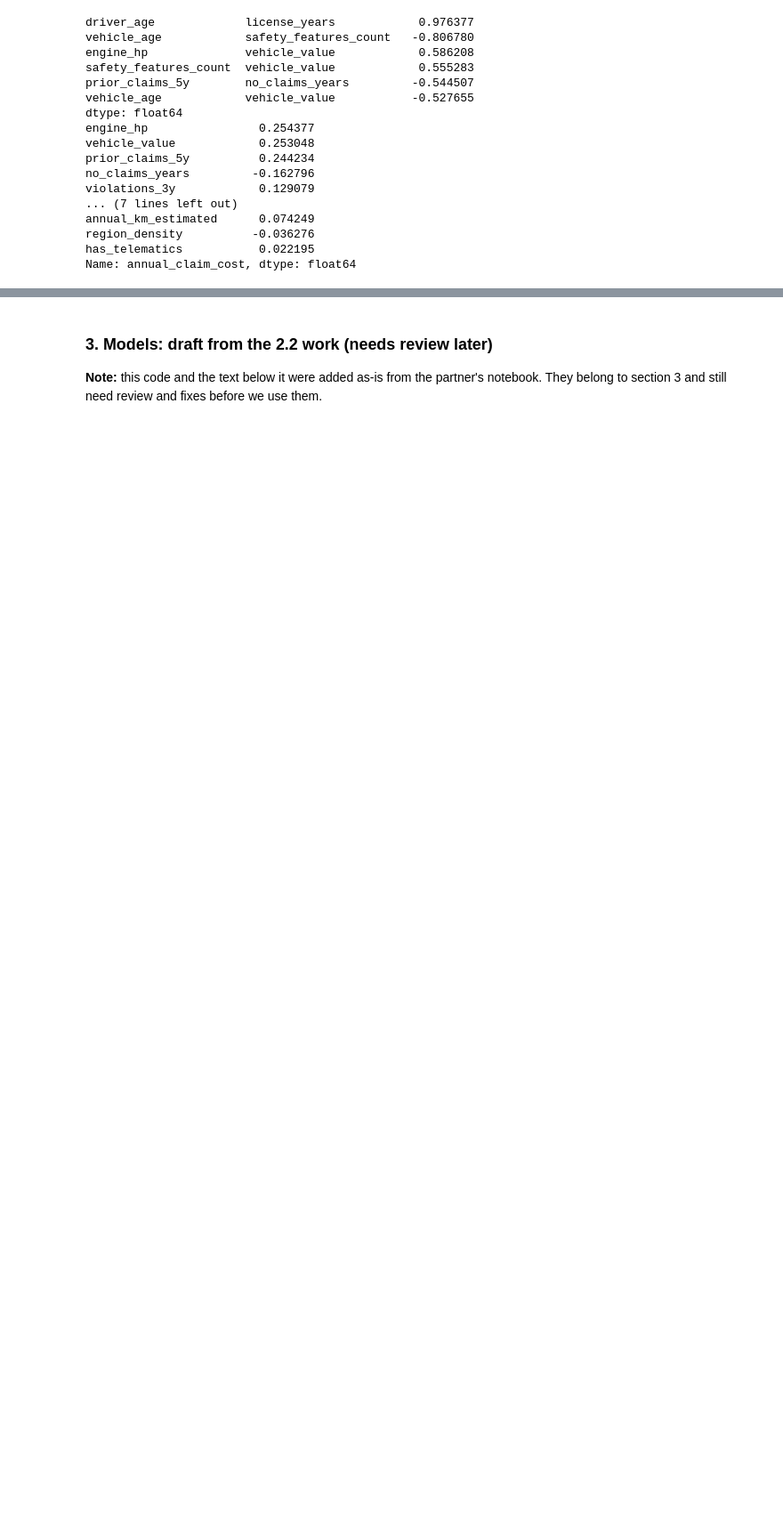
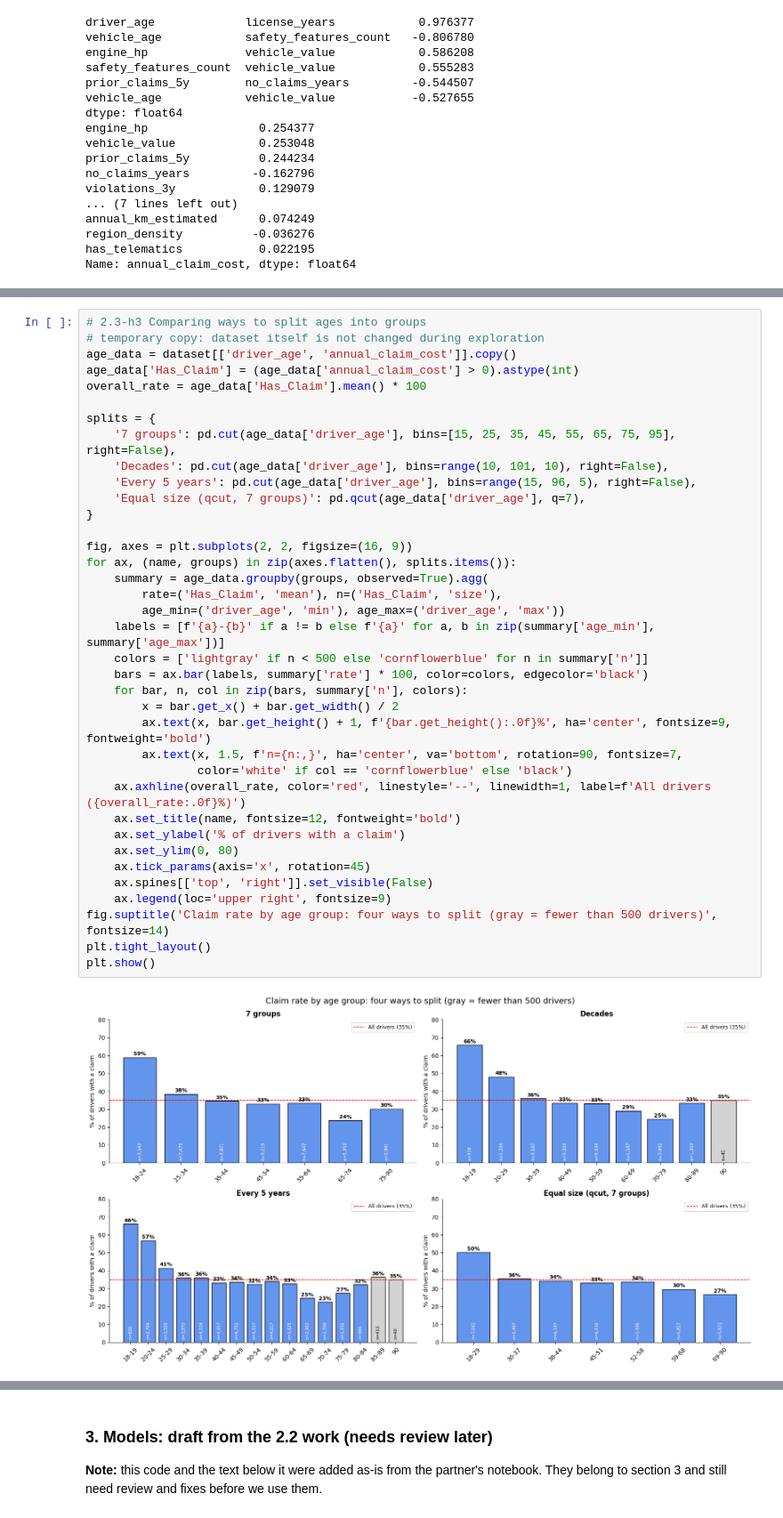
Before and after one commit to Eli39603/insurance-claims-ml, a Jupyter notebook: notebook.ipynb, the cells around one changed output, grey strips where cells are left out. Shown at 89% size. Saved outputs shown, nothing was run; the diff lists cells and outputs as text; blank space fills up the shorter version.

```diff
--- a/notebook.ipynb
+++ b/notebook.ipynb
@@ -359,0 +540,39 @@ True                  3991    320
+# %%
+# 2.3-h3 Comparing ways to split ages into groups
+# temporary copy: dataset itself is not changed during exploration
+age_data = dataset[['driver_age', 'annual_claim_cost']].copy()
+age_data['Has_Claim'] = (age_data['annual_claim_cost'] > 0).astype(int)
+overall_rate = age_data['Has_Claim'].mean() * 100
+
+splits = {
+    '7 groups': pd.cut(age_data['driver_age'], bins=[15, 25, 35, 45, 55, 65, 75, 95], right=False),
+    'Decades': pd.cut(age_data['driver_age'], bins=range(10, 101, 10), right=False),
+    'Every 5 years': pd.cut(age_data['driver_age'], bins=range(15, 96, 5), right=False),
+    'Equal size (qcut, 7 groups)': pd.qcut(age_data['driver_age'], q=7),
+}
+
+fig, axes = plt.subplots(2, 2, figsize=(16, 9))
+for ax, (name, groups) in zip(axes.flatten(), splits.items()):
+    summary = age_data.groupby(groups, observed=True).agg(
+        rate=('Has_Claim', 'mean'), n=('Has_Claim', 'size'),
+        age_min=('driver_age', 'min'), age_max=('driver_age', 'max'))
+    labels = [f'{a}-{b}' if a != b else f'{a}' for a, b in zip(summary['age_min'], summary['age_max'])]
+    colors = ['lightgray' if n < 500 else 'cornflowerblue' for n in summary['n']]
+    bars = ax.bar(labels, summary['rate'] * 100, color=colors, edgecolor='black')
+    for bar, n, col in zip(bars, summary['n'], colors):
+        x = bar.get_x() + bar.get_width() / 2
+        ax.text(x, bar.get_height() + 1, f'{bar.get_height():.0f}%', ha='center', fontsize=9, fontweight='bold')
+        ax.text(x, 1.5, f'n={n:,}', ha='center', va='bottom', rotation=90, fontsize=7,
+                color='white' if col == 'cornflowerblue' else 'black')
+    ax.axhline(overall_rate, color='red', linestyle='--', linewidth=1, label=f'All drivers ({overall_rate:.0f}%)')
+    ax.set_title(name, fontsize=12, fontweight='bold')
+    ax.set_ylabel('% of drivers with a claim')
+    ax.set_ylim(0, 80)
+    ax.tick_params(axis='x', rotation=45)
+    ax.spines[['top', 'right']].set_visible(False)
+    ax.legend(loc='upper right', fontsize=9)
+fig.suptitle('Claim rate by age group: four ways to split (gray = fewer than 500 drivers)', fontsize=14)
+plt.tight_layout()
+plt.show()
+# %% [output]
+[figure, added]
```
Also changed, not shown: parts of 71 cells of this notebook.
